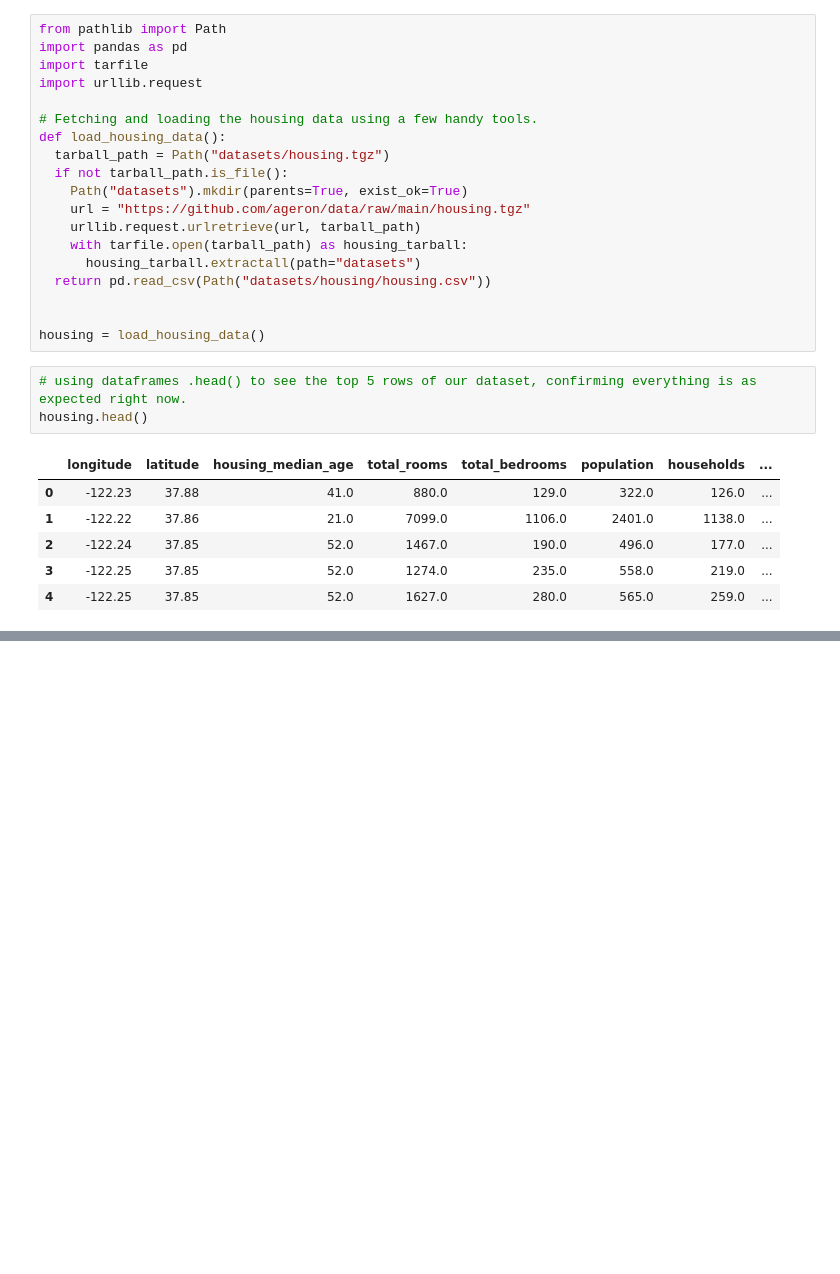
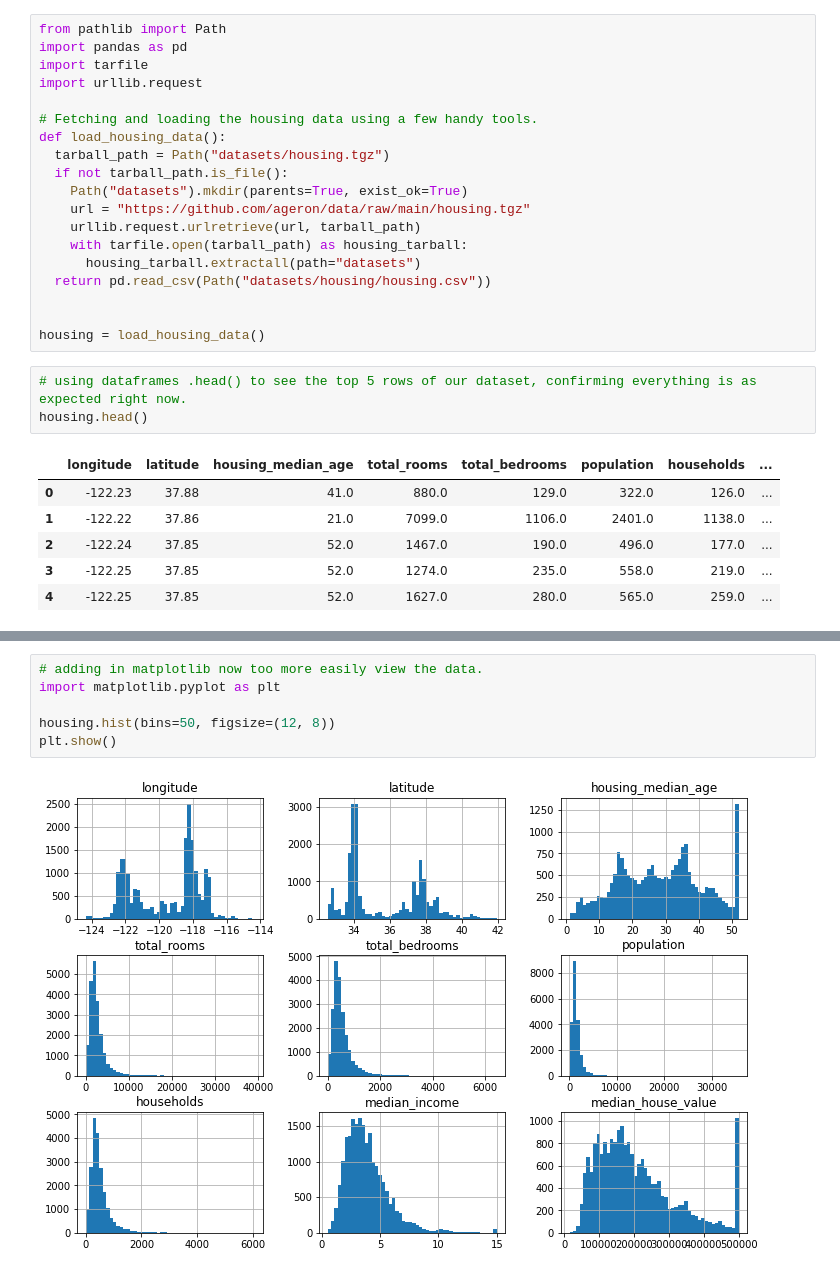
Before and after one commit to MotoBenny/Hands-on-ML, a Jupyter notebook: End_to_end_ML.ipynb, the cells around one changed output, grey strips where cells are left out. Drawn from its saved outputs; the diff is of its cells as text; blank space fills up the shorter version.

```diff
--- a/End_to_end_ML.ipynb
+++ b/End_to_end_ML.ipynb
@@ -35,0 +70,8 @@ housing.head()
+# %%
+# adding in matplotlib now too more easily view the data.
+import matplotlib.pyplot as plt
+
+housing.hist(bins=50, figsize=(12, 8))
+plt.show()
+# %% [output]
+[figure, added]
```
Also changed, not shown: parts of 2 cells of this notebook.
